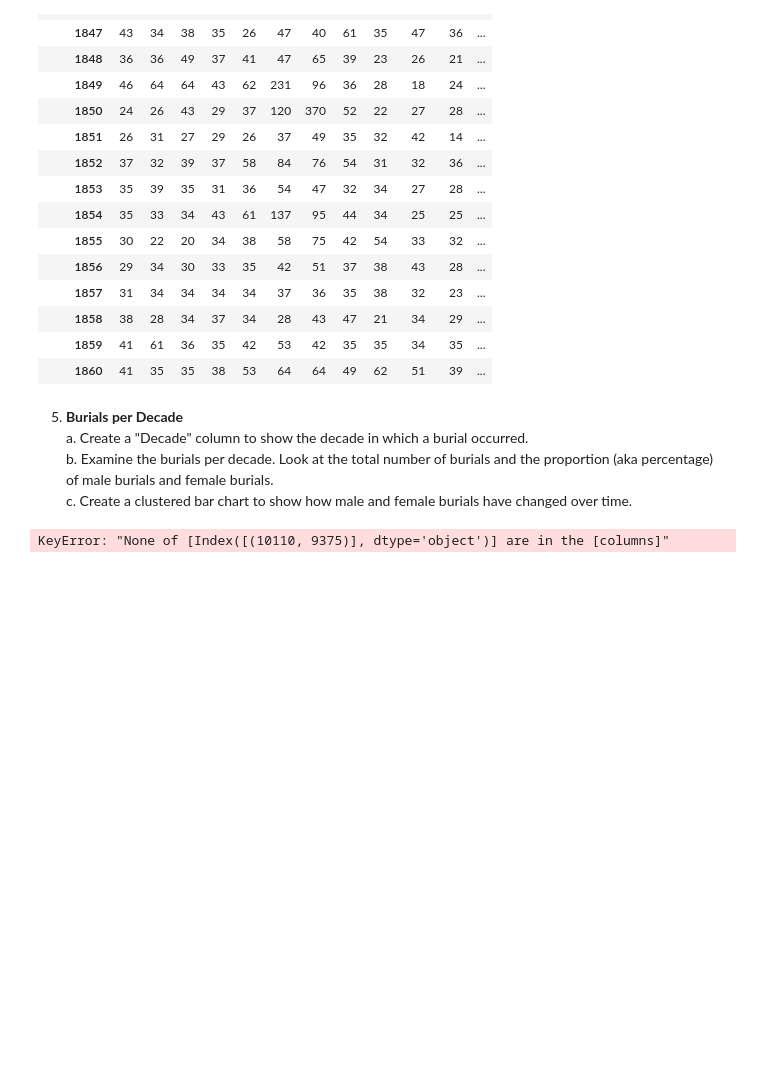
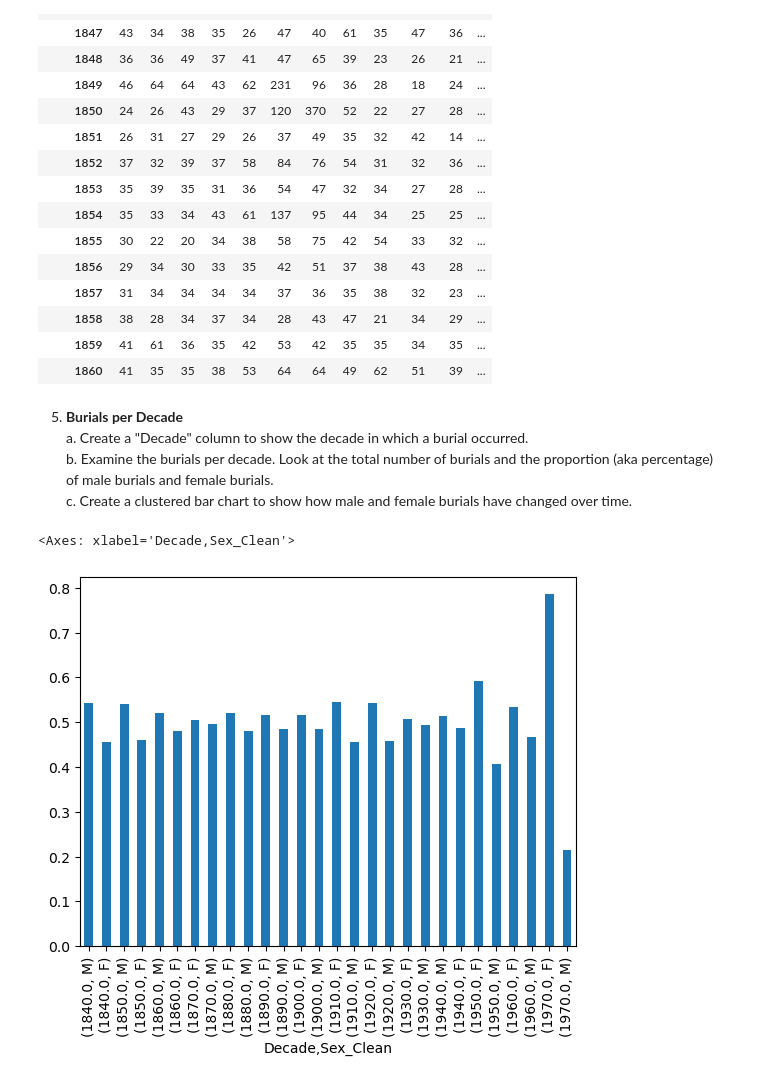
Before and after one commit to NSS-Data-Analytics-Cohort-10/advanced-pandas-jchabinec, a Jupyter notebook: notebooks/advanced_pandas.ipynb, the cells around one changed output. Cells and saved outputs as stored; diff of their text form; code cells hidden in the pictures; blank space fills up the shorter version.

Commit message:
Ok, I have a plot, but I don't like it...

```diff
--- a/notebooks/advanced_pandas.ipynb
+++ b/notebooks/advanced_pandas.ipynb
@@ -102,7 +102,8 @@ pd.crosstab(burials_1846_to_1860['Burial Year'].dropna().astype('int32'),burials
 # %%
 cemetery_df['Decade'] = np.floor(cemetery_df['Burial Year']/10)*10
 cemetery_df['Sex_Clean'] = cemetery_df['Sex'].replace(['Boy','m'],'M').replace(['G','W','FF'],'F')
 burials_per_decade = cemetery_df.filter(items=['Decade','Sex_Clean']).where(cemetery_df['Sex_Clean'].isin(['M','F']))
-burials_per_decade.groupby('Decade')['Sex_Clean'].value_counts(normalize=True)
+burials_per_decade.groupby('Decade')['Sex_Clean'].value_counts(normalize=True).plot(kind='bar')
 # %% [output]
-KeyError: "None of [Index([(10110, 9375)], dtype='object')] are in the [columns]"
+<Axes: xlabel='Decade,Sex_Clean'>
+[figure, added]
```
